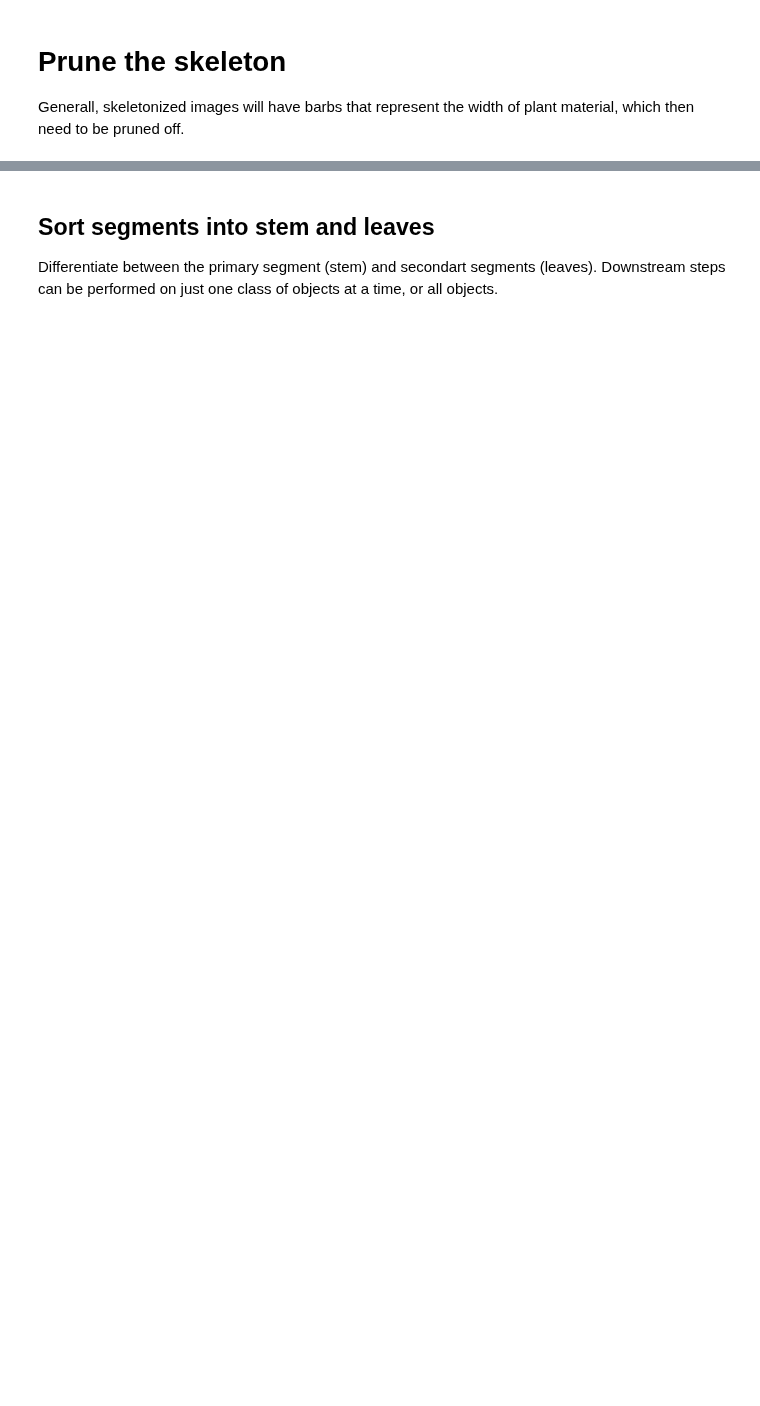
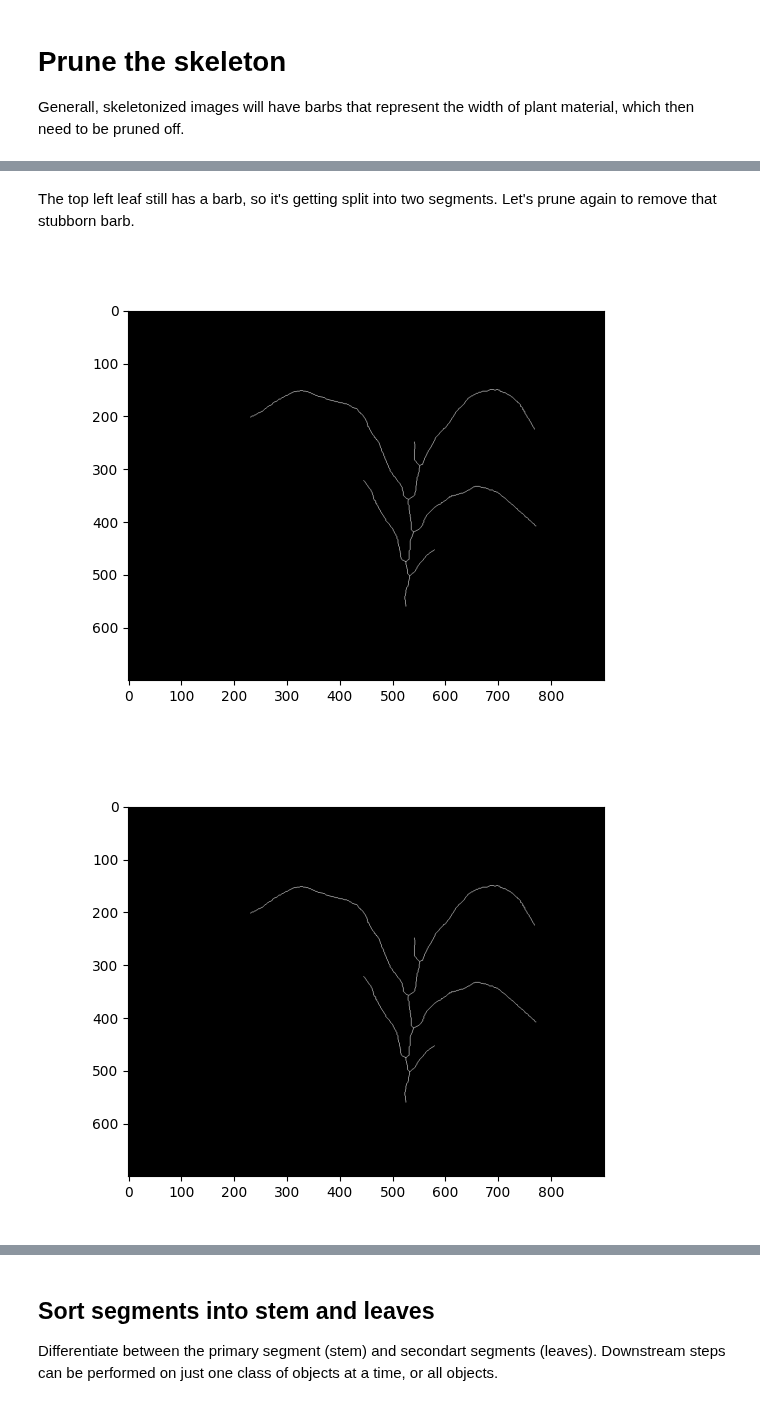
Before and after one commit to danforthcenter/plantcv-tutorial-morphology, a Jupyter notebook: index.ipynb, the cells around one changed output, grey strips where cells are left out. Cells and saved outputs as stored; diff of their text form; code cells hidden in the pictures; blank space fills up the shorter version.

Commit message:
add extra prune step for not breaking a leaf

```diff
--- a/index.ipynb
+++ b/index.ipynb
@@ -135,2 +151,7 @@ pruned_skel, seg_img, edge_objects = pcv.morphology.prune(skel_img=skeleton, siz
-# %%
-pruned_skel, seg_img, edge_objects = pcv.morphology.prune(skel_img=pruned_skel, size=10, mask=mask_fill)
+# %% [markdown]
+The top left leaf still has a barb, so it's getting split into two segments. Let's prune again to remove that stubborn barb.
+# %%
+pruned_skel, seg_img, edge_objects = pcv.morphology.prune(skel_img=pruned_skel, size=50, mask=mask_fill)
+# %% [output]
+[figure, added]
+[figure, added]
```
Also changed, not shown: parts of 22 cells of this notebook.
